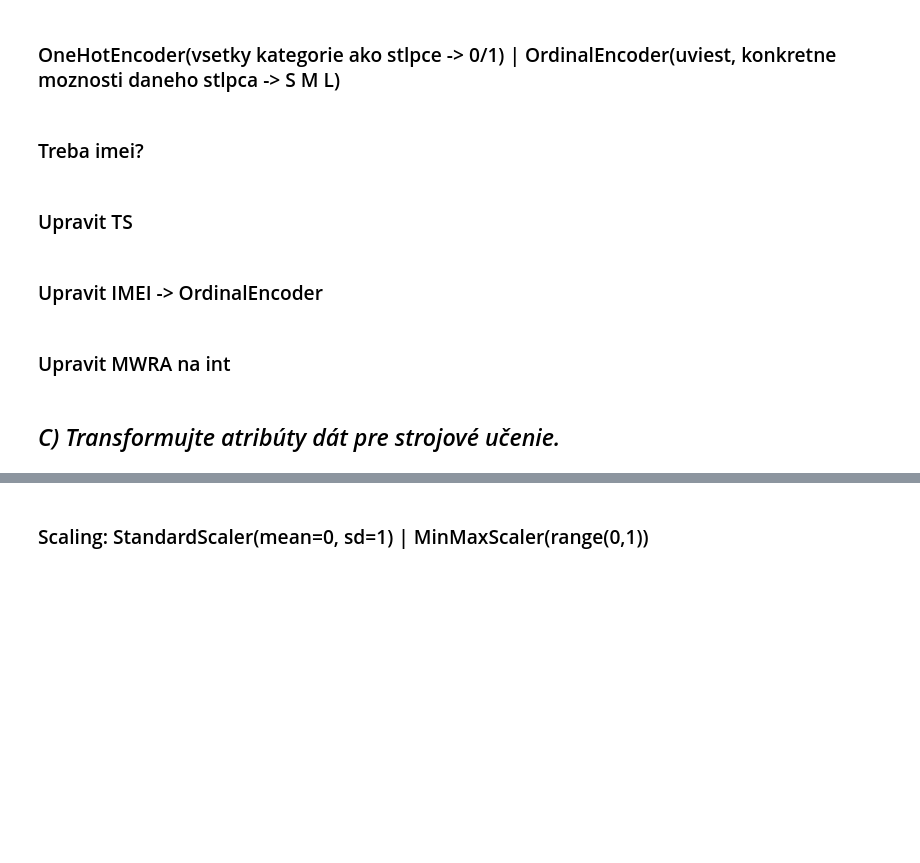
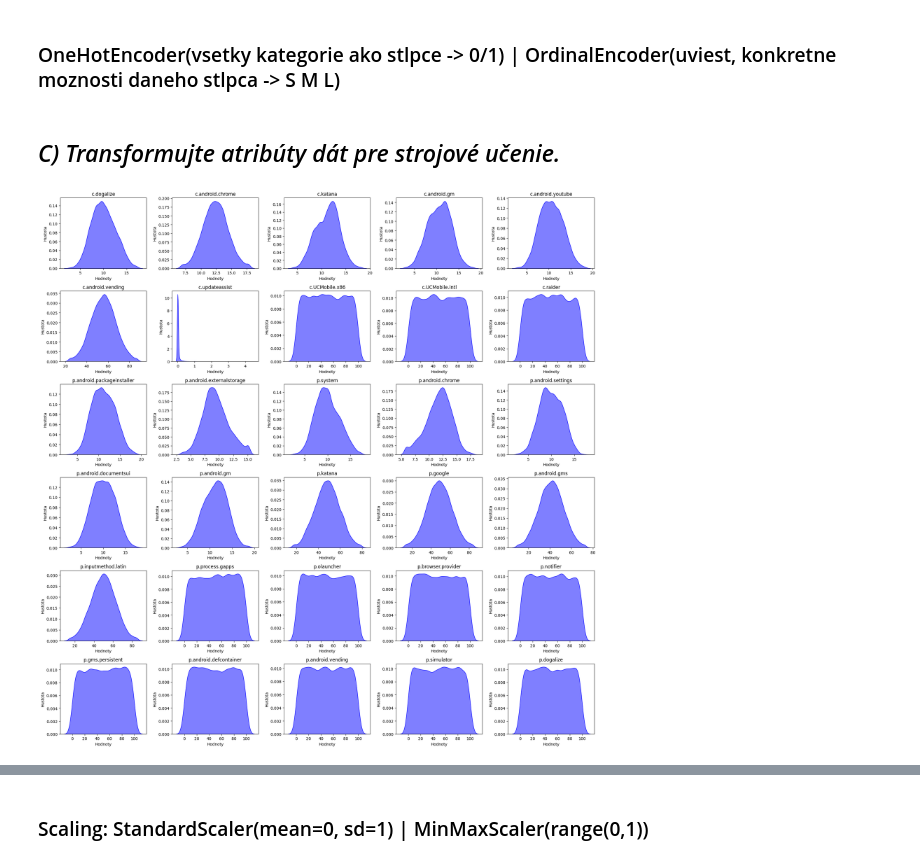
Before and after one commit to Mmathieus/IAU-project, a Jupyter notebook: zadanie2.ipynb, the cells around one changed output, grey strips where cells are left out. Cells and saved outputs as stored; diff of their text form; code cells hidden in the pictures; blank space fills up the shorter version.

```diff
--- a/zadanie2.ipynb
+++ b/zadanie2.ipynb
@@ -132,5 +117,5 @@ def change_outliers_iqr(df, exceptions):
 # %% [markdown]
 ### Zmena outlierov pre všetky atribúty `df` okrem `df['c.updateassist']`.
 # %%
-X_train = change_outliers_iqr(X_train, ['c.updateassist'])
+X_train = change_outliers_iqr(X_train, ['ts', 'c.updateassist'])
 # %% [markdown]
@@ -148,14 +133,20 @@ show_boxplots(X_train)
 #
 # %% [markdown]
 ### OneHotEncoder(vsetky kategorie ako stlpce -> 0/1) | OrdinalEncoder(uviest, konkretne moznosti daneho stlpca -> S M L)
-# %% [markdown]
-### Treba imei?
-# %% [markdown]
-### Upravit TS
-# %% [markdown]
-### Upravit IMEI -> OrdinalEncoder
-# %% [markdown]
-### Upravit MWRA na int
 # %% [markdown]
 #
 ## *C) Transformujte atribúty dát pre strojové učenie.*
+# %%
+plt.figure(figsize=(20, 20))
+
+for i, column in enumerate(X_train.columns):
+    plt.subplot(6, 5, i + 1)
+    sns.kdeplot(X_train[column], fill=True, color='blue', alpha=0.5)
+    plt.title(column)
+    plt.xlabel('Hodnoty')
+    plt.ylabel('Hustota')
+
+plt.tight_layout()
+plt.show()
+# %% [output]
+[figure, added]
```
Also changed, not shown: parts of 16 cells of this notebook, 3 other files.
